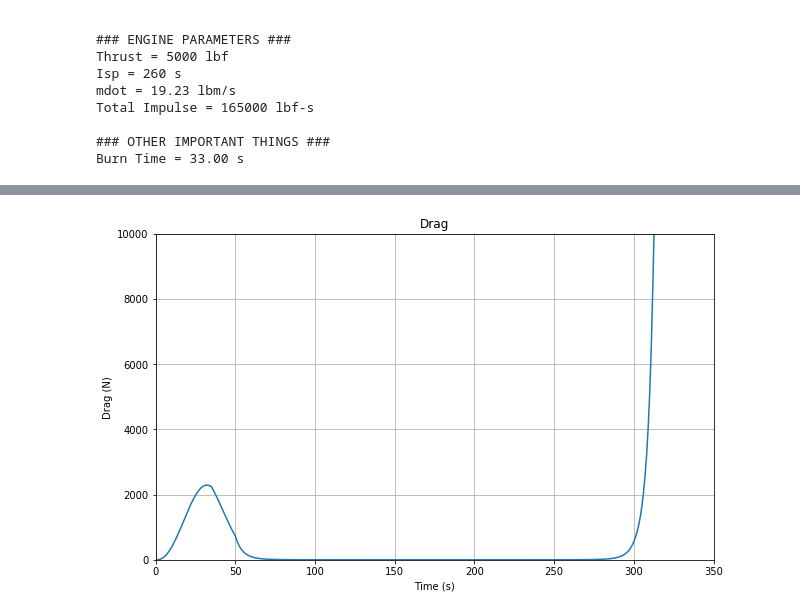
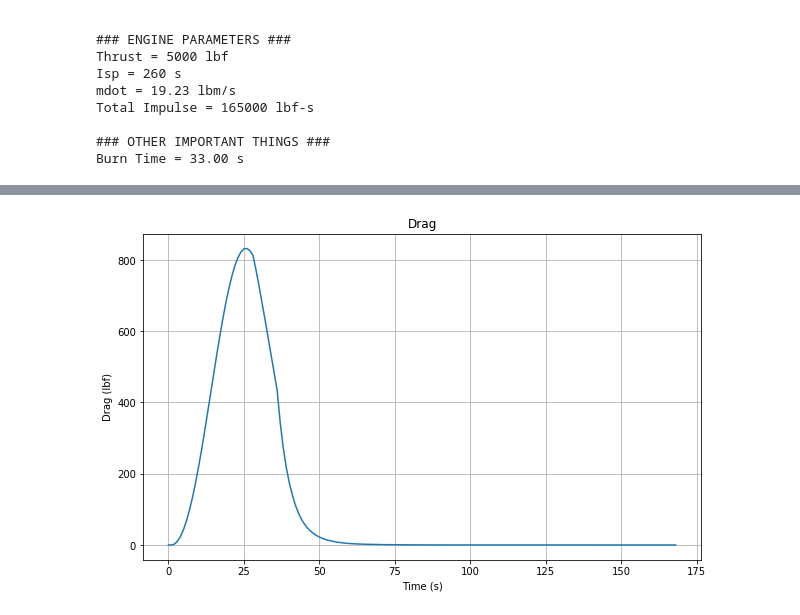
Before and after one commit to rocketproplab/marginal-stability, a Jupyter notebook: Design/Vehicle-Sizing/marginal-stability-sizing.ipynb, the cells around one changed output, grey strips where cells are left out. Drawn from its saved outputs; the diff is of its cells as text; code cells hidden in the pictures.

```diff
--- a/Design/Vehicle-Sizing/marginal-stability-sizing.ipynb
+++ b/Design/Vehicle-Sizing/marginal-stability-sizing.ipynb
@@ -231,12 +244,11 @@ Max Drag = 3702.14 N
 # %%
 fig1 = plt.figure(figsize=(10,6))
 ax11 = fig1.add_subplot(1,1,1)
-ax11.plot(time,drag)
+ax11.plot(time[0:len(Q)],Drag)
 ax11.set_title('Drag')
 ax11.set_xlabel('Time (s)')
-ax11.set_ylabel('Drag (N)')
-plt.axis([0,350,0,10000])
+ax11.set_ylabel('Drag (lbf)')
 ax11.grid()
 plt.show()
 # %% [output]
-[figure, old version]
+[figure, new version]
```
Also changed, not shown: parts of 4 cells of this notebook, 1 other file.
